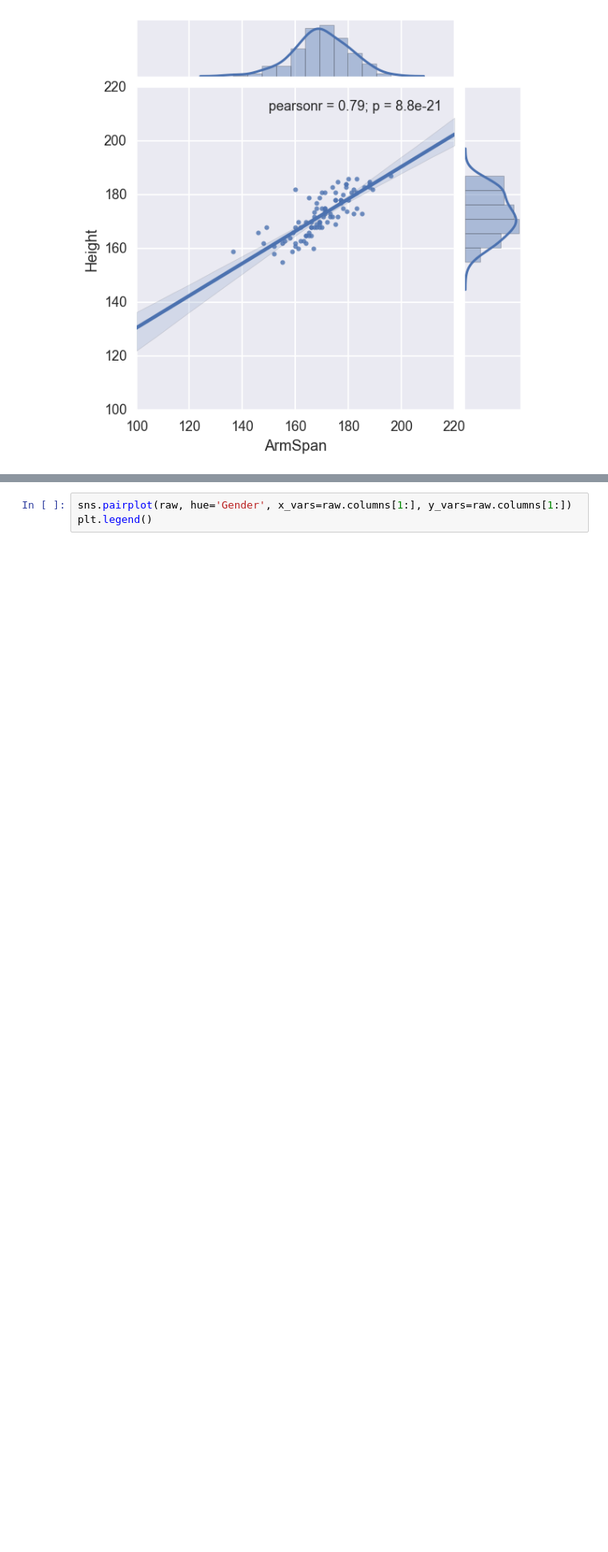
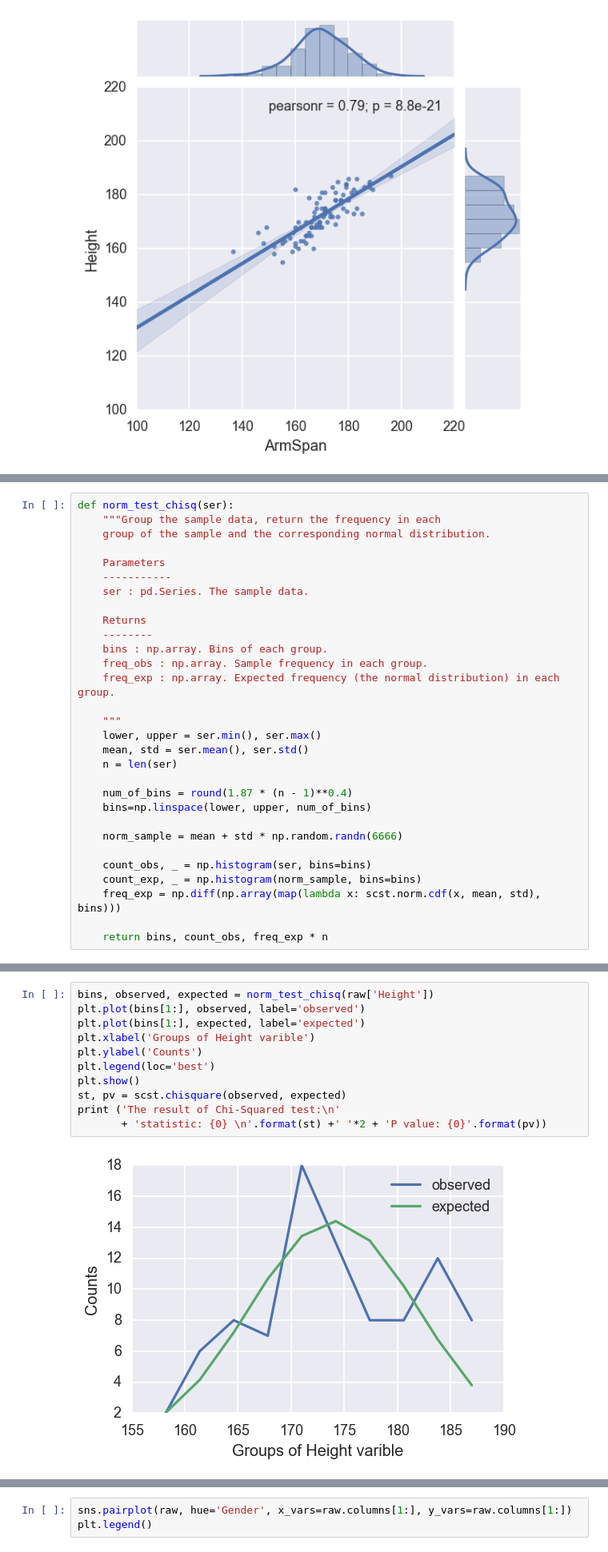
Before and after one commit to brillliantz/Statistics, a Jupyter notebook: EDA_and_Regression_on_Height.ipynb, the cells around one changed output, grey strips where cells are left out. Shown at 80% size. Drawn from its saved outputs; the diff is of its cells as text; blank space fills up the shorter version.

```diff
--- a/EDA_and_Regression_on_Height.ipynb
+++ b/EDA_and_Regression_on_Height.ipynb
@@ -134,0 +219,30 @@ sns.jointplot(data=raw, x='ArmSpan', y='Height', kind='reg')
+# %%
+def norm_test_chisq(ser):
+    """Group the sample data, return the frequency in each
+    group of the sample and the corresponding normal distribution.
+
+    Parameters
+    -----------
+    ser : pd.Series. The sample data.
+
+    Returns
+    --------
+    bins : np.array. Bins of each group.
+    freq_obs : np.array. Sample frequency in each group.
+    freq_exp : np.array. Expected frequency (the normal distribution) in each group.
+
+    """
+    lower, upper = ser.min(), ser.max()
+    mean, std = ser.mean(), ser.std()
+    n = len(ser)
+
+    num_of_bins = round(1.87 * (n - 1)**0.4)
+    bins=np.linspace(lower, upper, num_of_bins)
+
+    norm_sample = mean + std * np.random.randn(6666)
+
+    count_obs, _ = np.histogram(ser, bins=bins)
+    count_exp, _ = np.histogram(norm_sample, bins=bins)
+    freq_exp = np.diff(np.array(map(lambda x: scst.norm.cdf(x, mean, std), bins)))
+
+    return bins, count_obs, freq_exp * n
@@ -134,0 +251,13 @@ sns.jointplot(data=raw, x='ArmSpan', y='Height', kind='reg')
+# %%
+bins, observed, expected = norm_test_chisq(raw['Height'])
+plt.plot(bins[1:], observed, label='observed')
+plt.plot(bins[1:], expected, label='expected')
+plt.xlabel('Groups of Height varible')
+plt.ylabel('Counts')
+plt.legend(loc='best')
+plt.show()
+st, pv = scst.chisquare(observed, expected)
+print ('The result of Chi-Squared test:\n'
+       + 'statistic: {0} \n'.format(st) +' '*2 + 'P value: {0}'.format(pv))
+# %% [output]
+[figure, added]
```
Also changed, not shown: parts of 44 cells of this notebook.
